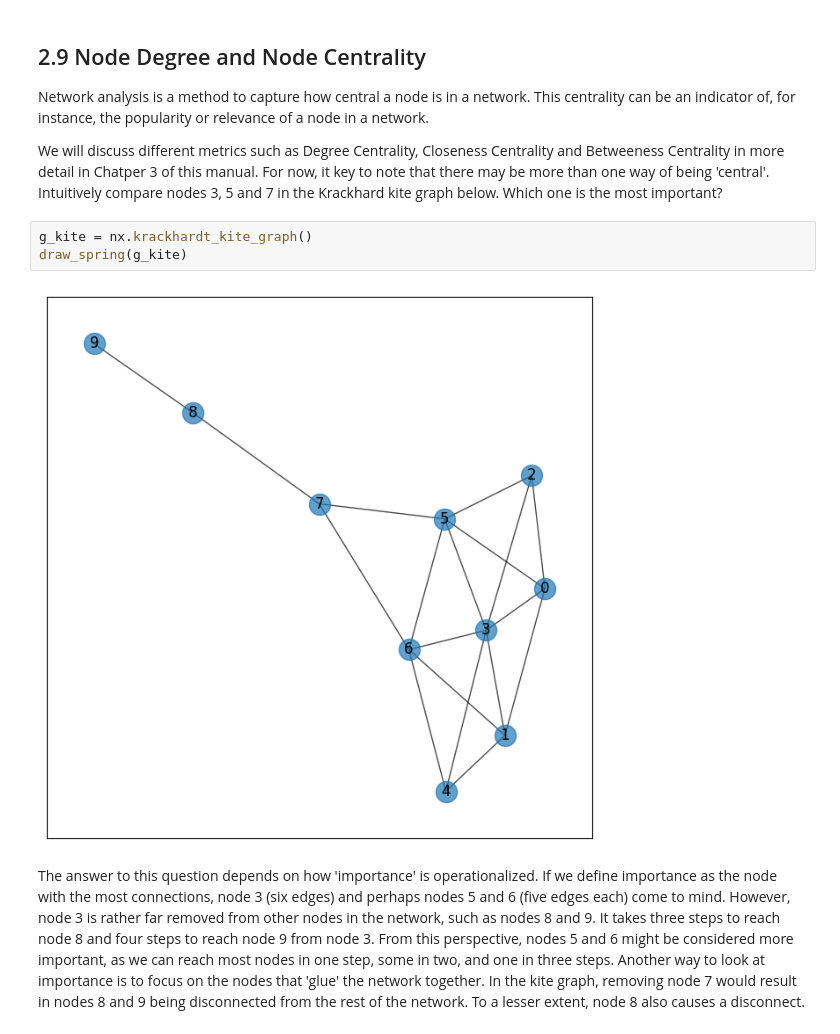
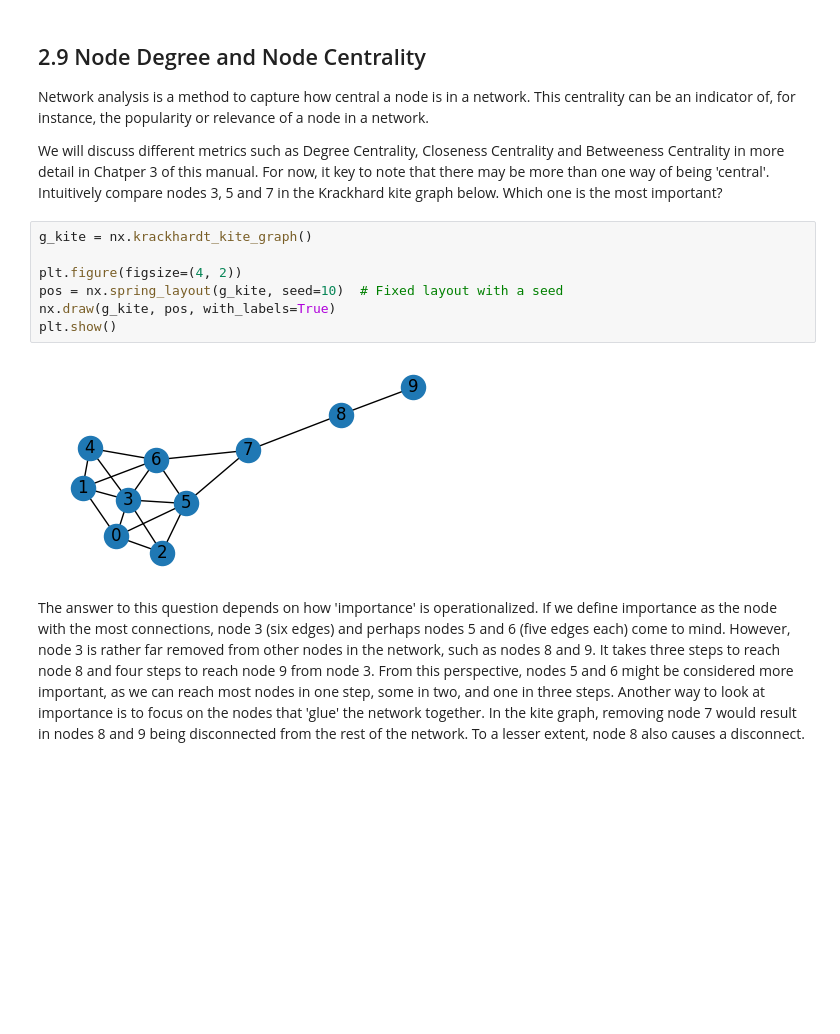
Before and after one commit to maastrichtlawtech/legalnetworkanalysis_textbook, a Jupyter notebook: Chapter_2_Key_Concepts.ipynb, the cells around one changed output. Drawn from its saved outputs; the diff is of its cells as text; blank space fills up the shorter version.

```diff
--- a/Chapter_2_Key_Concepts.ipynb
+++ b/Chapter_2_Key_Concepts.ipynb
@@ -224,9 +224,13 @@ Network analysis is a method to capture how central a node is in a network. This
 We will discuss different metrics such as Degree Centrality, Closeness Centrality and Betweeness Centrality in more detail in Chatper 3 of this manual. For now, it key to note that there may be more than one way of being 'central'. Intuitively compare nodes 3, 5 and 7 in the Krackhard kite graph below. Which one is the most important?
 # %%
 g_kite = nx.krackhardt_kite_graph()
-draw_spring(g_kite)
+
+plt.figure(figsize=(4, 2))
+pos = nx.spring_layout(g_kite, seed=10)  # Fixed layout with a seed
+nx.draw(g_kite, pos, with_labels=True)
+plt.show()
 # %% [output]
-[figure, old version]
+[figure, new version]
 # %% [markdown]
 The answer to this question depends on how 'importance' is operationalized. If we define importance as the node with the most connections, node 3 (six edges) and perhaps nodes 5 and 6 (five edges each) come to mind. However, node 3 is rather far removed from other nodes in the network, such as nodes 8 and 9. It takes three steps to reach node 8 and four steps to reach node 9 from node 3. From this perspective, nodes 5 and 6 might be considered more important, as we can reach most nodes in one step, some in two, and one in three steps. Another way to look at importance is to focus on the nodes that 'glue' the network together. In the kite graph, removing node 7 would result in nodes 8 and 9 being disconnected from the rest of the network. To a lesser extent, node 8 also causes a disconnect.
 # %% [markdown]
```
Also changed, not shown: parts of 3 cells of this notebook, 1 other file.
